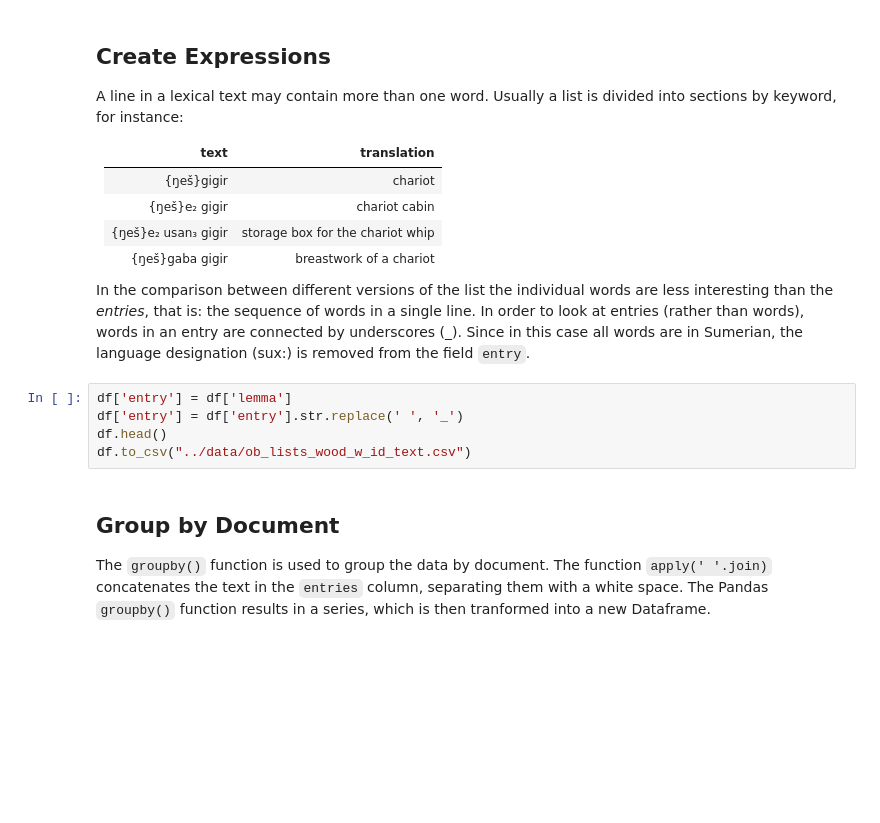
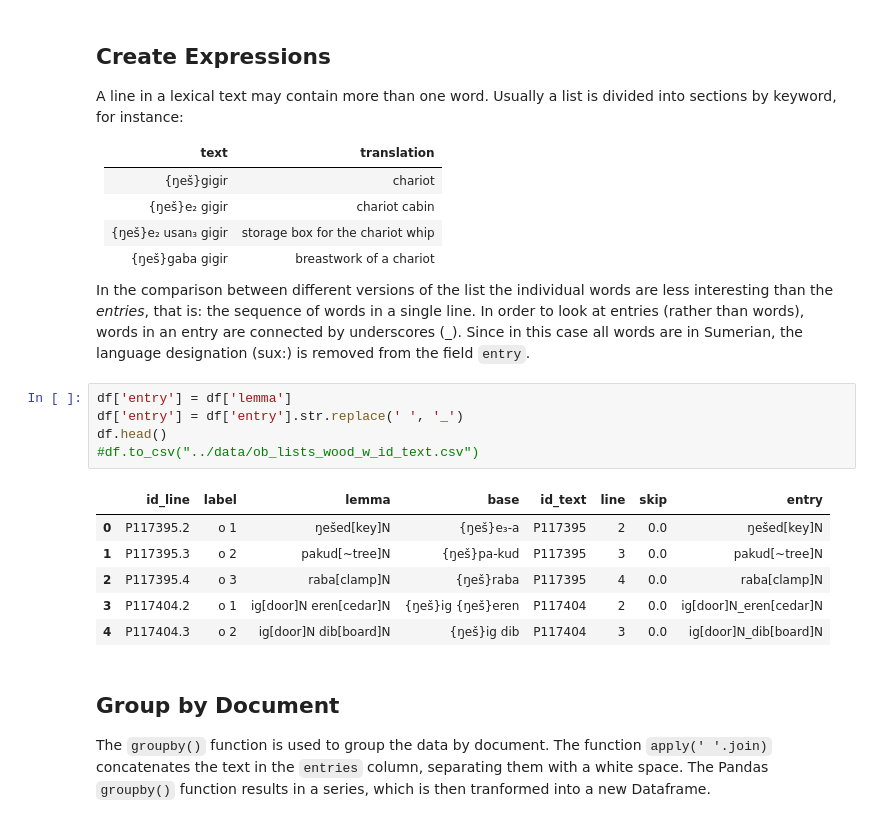
Before and after one commit to ErinBecker/digital-humanities-phylogenetics, a Jupyter notebook: scripts/exploration_OB_wood.ipynb, the cells around one changed output. Drawn from its saved outputs; the diff is of its cells as text; blank space fills up the shorter version.

```diff
--- a/scripts/exploration_OB_wood.ipynb
+++ b/scripts/exploration_OB_wood.ipynb
@@ -170,8 +156,15 @@ In the comparison between different versions of the list the individual words ar
 # %%
 df['entry'] = df['lemma']
 df['entry'] = df['entry'].str.replace(' ', '_')
 df.head()
-df.to_csv("../data/ob_lists_wood_w_id_text.csv")
+#df.to_csv("../data/ob_lists_wood_w_id_text.csv")
+# %% [output]
+|  | id_line | label | lemma | base | id_text | line | skip | entry |
+| 0 | P117395.2 | o 1 | ŋešed[key]N | {ŋeš}e₃-a | P117395 | 2 | 0.0 | ŋešed[key]N |
+| 1 | P117395.3 | o 2 | pakud[~tree]N | {ŋeš}pa-kud | P117395 | 3 | 0.0 | pakud[~tree]N |
+| 2 | P117395.4 | o 3 | raba[clamp]N | {ŋeš}raba | P117395 | 4 | 0.0 | raba[clamp]N |
+| 3 | P117404.2 | o 1 | ig[door]N eren[cedar]N | {ŋeš}ig {ŋeš}eren | P117404 | 2 | 0.0 | ig[door]N_eren[cedar]N |
+| 4 | P117404.3 | o 2 | ig[door]N dib[board]N | {ŋeš}ig dib | P117404 | 3 | 0.0 | ig[door]N_dib[board]N |
 # %% [markdown]
 ## Group by Document
 The `groupby()` function is used to group the data by document. The function `apply(' '.join)` concatenates the text in the `entries` column, separating them with a white space. The Pandas `groupby()` function results in a series, which is then tranformed into a new Dataframe.
```
Also changed, not shown: parts of 14 cells of this notebook, 1 other file.
